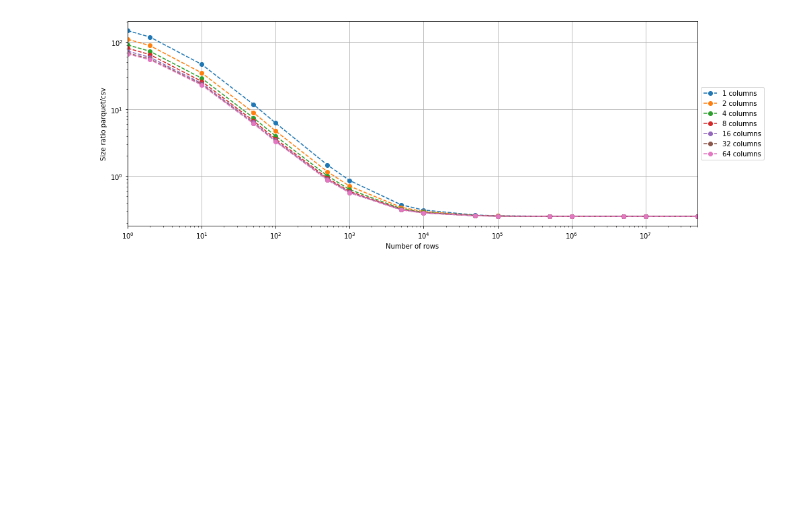
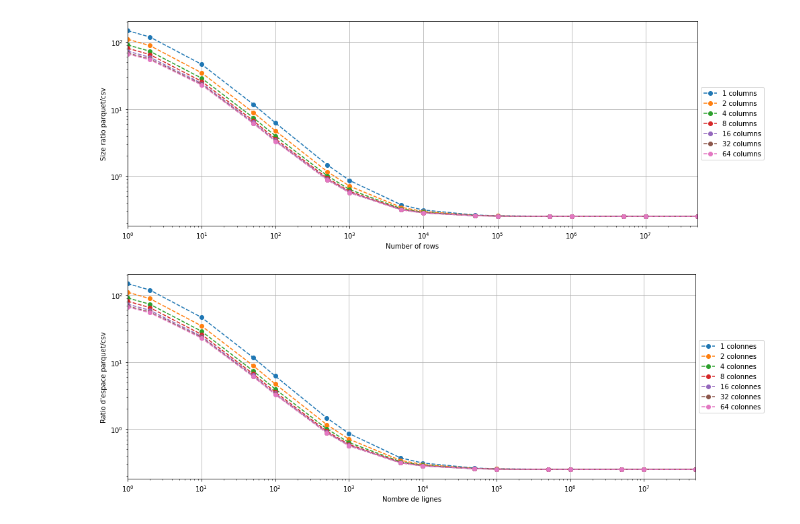
Before and after one commit to pbisaillon/csv_parquet, a Jupyter notebook: notebooks/graphs.ipynb, the cells around one changed output. Cells and saved outputs as stored; diff of their text form; code cells hidden in the pictures; blank space fills up the shorter version.

```diff
--- a/notebooks/graphs.ipynb
+++ b/notebooks/graphs.ipynb
@@ -215,3 +233,29 @@ plt.show()
 fig.savefig("../figs/en_size_3.png", dpi=fig.dpi)
 # %% [output]
 [figure]
+# %%
+with open('../data/int_size.json', "r") as f:
+    size_ratio = json.load(f)
+
+
+ncols = [1,2,4,8,16,32,64]
+nrows = [1,2,10,50,100,500,1000, 5000, 10000, 50000, 100000, 500000,1000000, 5000000, 10000000, 50000000]
+fig, ax = plt.subplots(figsize=(14, 5))
+for c in ncols:
+    ax.plot(nrows, size_ratio[f'{c}'], 'o--')
+
+
+#ax.axhline(y=0.42, color='k', linestyle='--')
+ax.set_xlabel('Nombre de lignes')
+ax.set_ylabel("Ratio d'espace parquet/csv")
+ax.set_xscale('log')
+ax.set_yscale('log')
+ax.set_xlim([1.0,5e7])
+ax.grid(True)
+ax.legend([f"{c} colonnes" for c in ncols], loc='center left',  bbox_to_anchor=(1, 0.5))
+
+fig.tight_layout()
+plt.show()
+fig.savefig("../figs/fr_size_3.png", dpi=fig.dpi)
+# %% [output]
+[figure, added]
```
Also changed, not shown: parts of 3 cells of this notebook, 6 other files.
